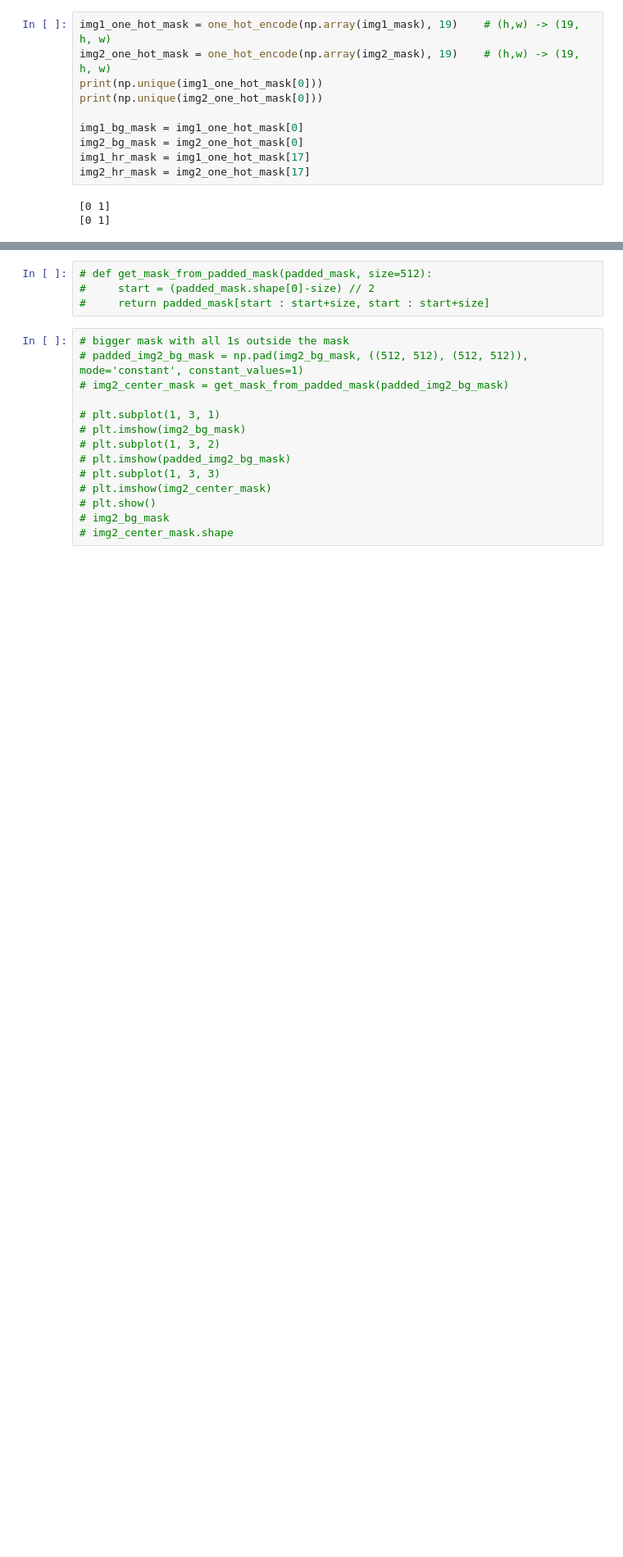
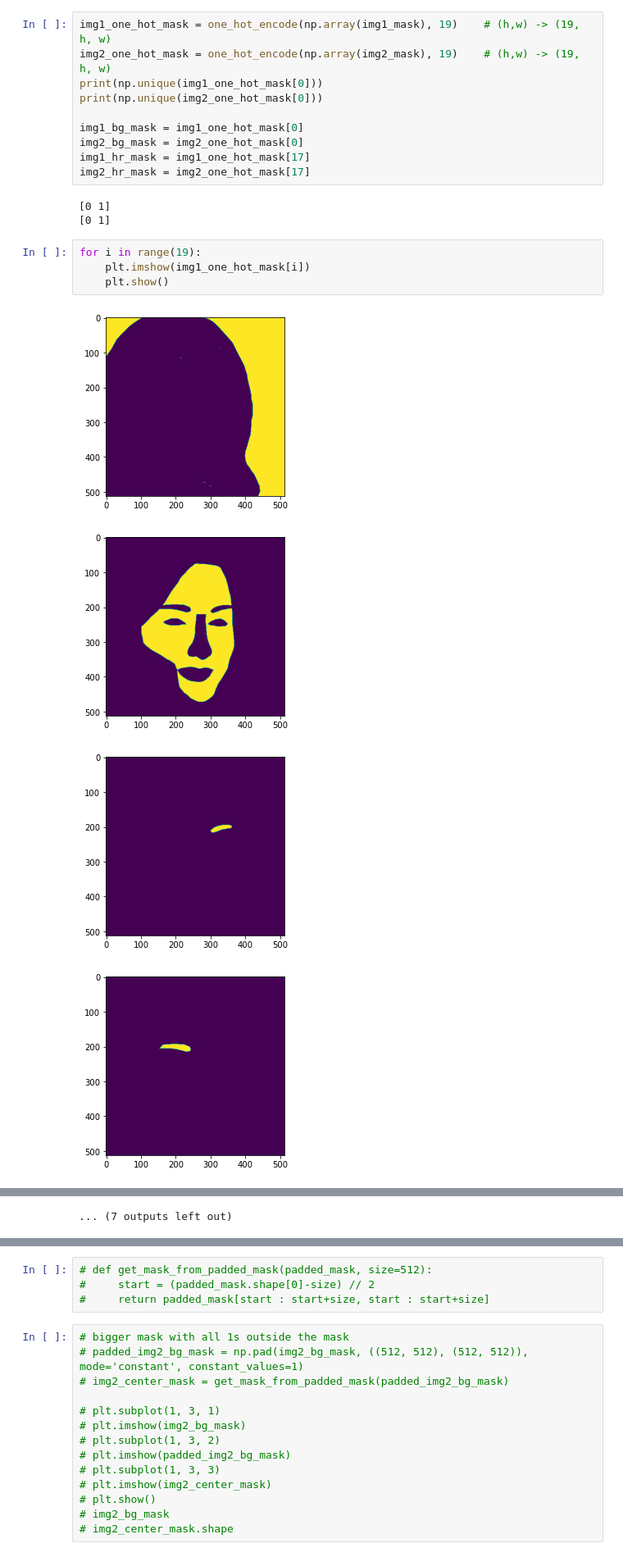
Before and after one commit to hhs900419/Face-Parsing-Project, a Jupyter notebook: sythesize.ipynb, the cells around one changed output, grey strips where cells are left out. Shown at 82% size. Cells and saved outputs as stored; diff of their text form; blank space fills up the shorter version.

```diff
--- a/sythesize.ipynb
+++ b/sythesize.ipynb
@@ -109,3 +109,12 @@ img2_hr_mask = img2_one_hot_mask[17]
 # %% [output]
 [0 1]
 [0 1]
+# %%
+for i in range(19):
+    plt.imshow(img1_one_hot_mask[i])
+    plt.show()
+# %% [output]
+[figure, added]
+[figure, added]
+[figure, added]
+[figure, added]
@@ -112,3 +129,4 @@ img2_hr_mask = img2_one_hot_mask[17]
+... (7 outputs left out)
 # %%
 plt.figure(figsize=(12,12))
 plt.subplot(1, 4, 1)
```
Also changed, not shown: parts of 13 cells of this notebook, 6 other files.
